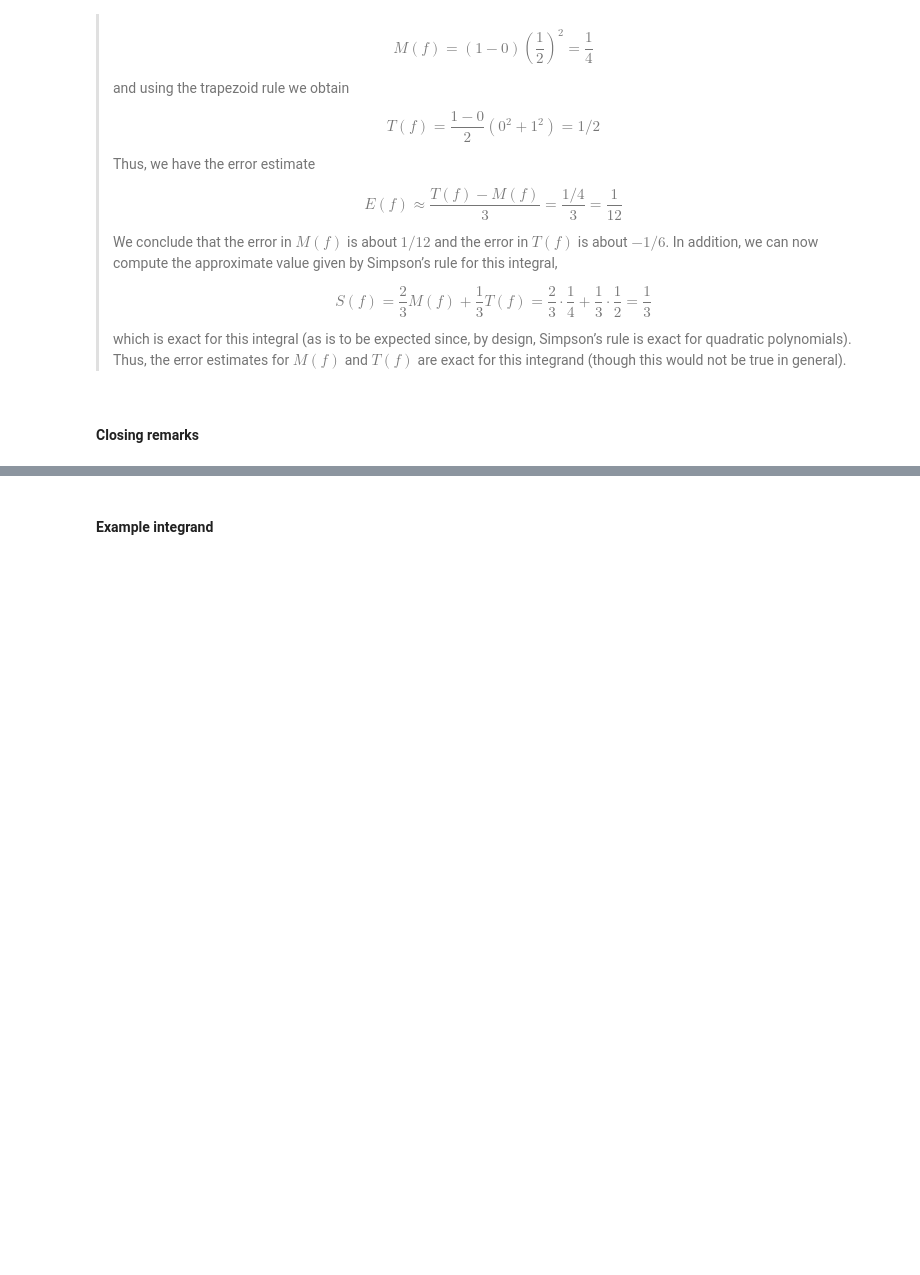
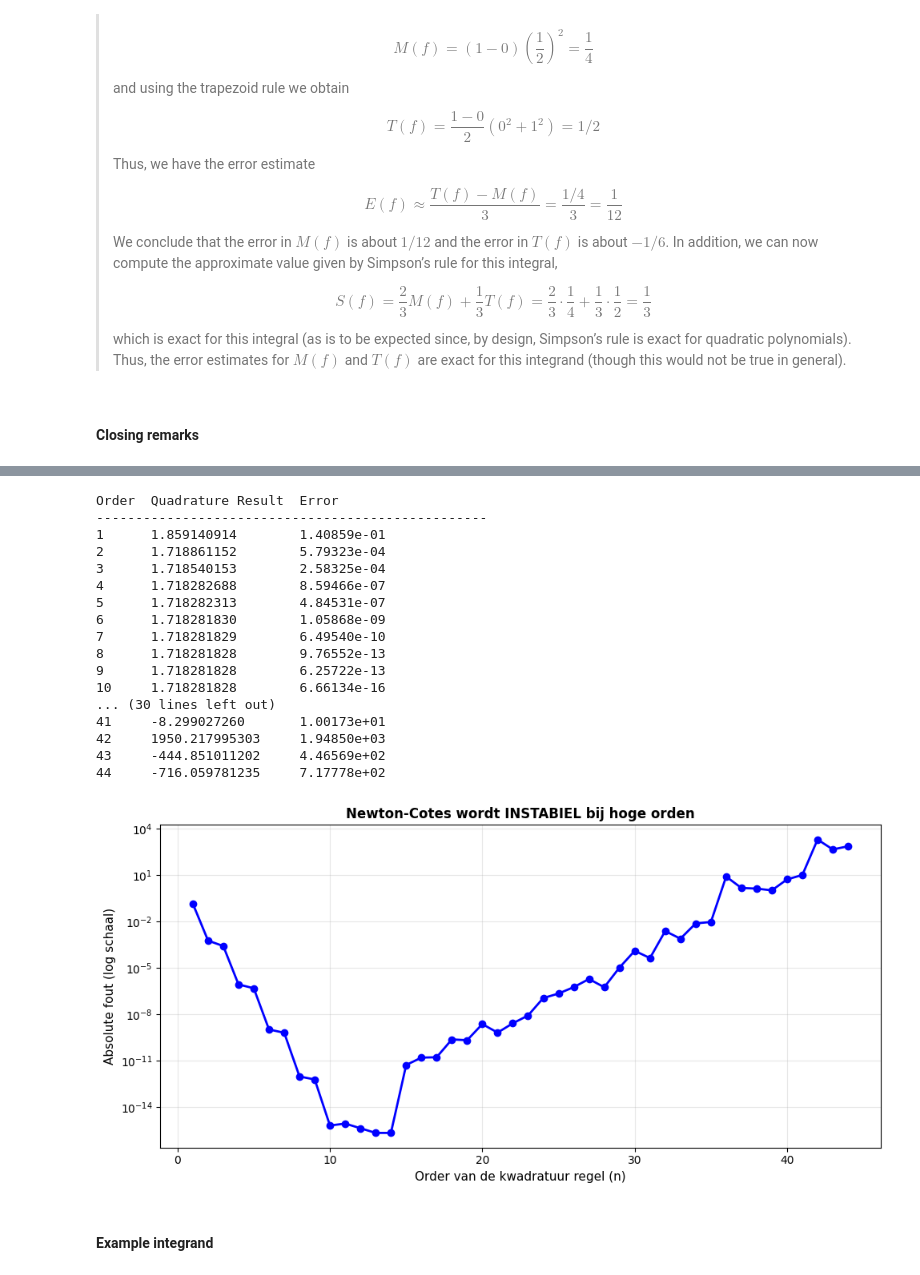
Before and after one commit to trcools/2e-bachelor-Fysica, a Jupyter notebook: Py4sci/notebooks/integration_differentiation.ipynb, the cells around one changed output, grey strips where cells are left out. Drawn from its saved outputs; the diff is of its cells as text; code cells hidden in the pictures; blank space fills up the shorter version.

```diff
--- a/Py4sci/notebooks/integration_differentiation.ipynb
+++ b/Py4sci/notebooks/integration_differentiation.ipynb
@@ -355,3 +372,73 @@ In practice, therefore, Newton-Cotes rules are usually restricted to a modest nu
+# %%
+from scipy import integrate
+import numpy as np
+import matplotlib.pyplot as plt
+
+def demo_newton_cotes(rn):
+    """Bereken Newton-Cotes kwadratuur voor order rn."""
+    a = 0
+    b = 1
+    x = np.linspace(a, b, rn + 1)
+    an, _B = integrate.newton_cotes(rn, 1)
+    dx = (b - a) / rn
+    quad = dx * np.sum(an * func(x))
+    error = abs(quad - EXACT)
+    return quad, error
+
+
+def demo_newton_cotes_weakness():
+    """Toon hoe Newton-Cotes instabiel wordt bij hoge orden."""
+    rns = np.arange(1, 45)
+    errors = []
+
+    print(f"{'Order':<6} {'Quadrature Result':<18} {'Error'}")
+    print("-" * 50)
+
+    for rn in rns:
+        quad, error = demo_newton_cotes(rn)
+        print(f"{rn:<6} {quad:<18.9f} {error:.5e}")
+        errors.append(error)
+
+    # Plotting the error as a function of quadrature order
+    plt.close("newton_cotes_weakness")
+    fig, ax = plt.subplots(figsize=(10, 5), num="newton_cotes_weakness")
+    ax.semilogy(rns, errors, marker="o", linestyle="-", color="blue", linewidth=2, markersize=6)
+    ax.set_xlabel("Order van de kwadratuur regel (n)", fontsize=11)
+    ax.set_ylabel("Absolute fout (log schaal)", fontsize=11)
+    ax.set_title("Newton-Cotes wordt INSTABIEL bij hoge orden", fontsize=12, fontweight="bold")
+    ax.grid(True, alpha=0.3, which="both")
+    plt.tight_layout()
+    plt.show()
+
+
+# Definieer testfunctie en exacte waarde
+def func(x):
+    """Testfunctie: e^x op [0,1]."""
+    return np.exp(x)
+
+EXACT = np.e - 1.0  # Exacte waarde: ∫₀¹ eˣ dx = e - 1
+
+# Voer demo uit
+demo_newton_cotes_weakness()
+# %% [output]
+Order  Quadrature Result  Error
+--------------------------------------------------
+1      1.859140914        1.40859e-01
+2      1.718861152        5.79323e-04
+3      1.718540153        2.58325e-04
+4      1.718282688        8.59466e-07
+5      1.718282313        4.84531e-07
+6      1.718281830        1.05868e-09
+7      1.718281829        6.49540e-10
+8      1.718281828        9.76552e-13
+9      1.718281828        6.25722e-13
+10     1.718281828        6.66134e-16
+... (30 lines left out)
+41     -8.299027260       1.00173e+01
+42     1950.217995303     1.94850e+03
+43     -444.851011202     4.46569e+02
+44     -716.059781235     7.17778e+02
+[figure, added]
 # %% [markdown]
 #### Example integrand
 # %% [markdown]
```
Also changed, not shown: parts of 5 cells of this notebook, 10 other files.
